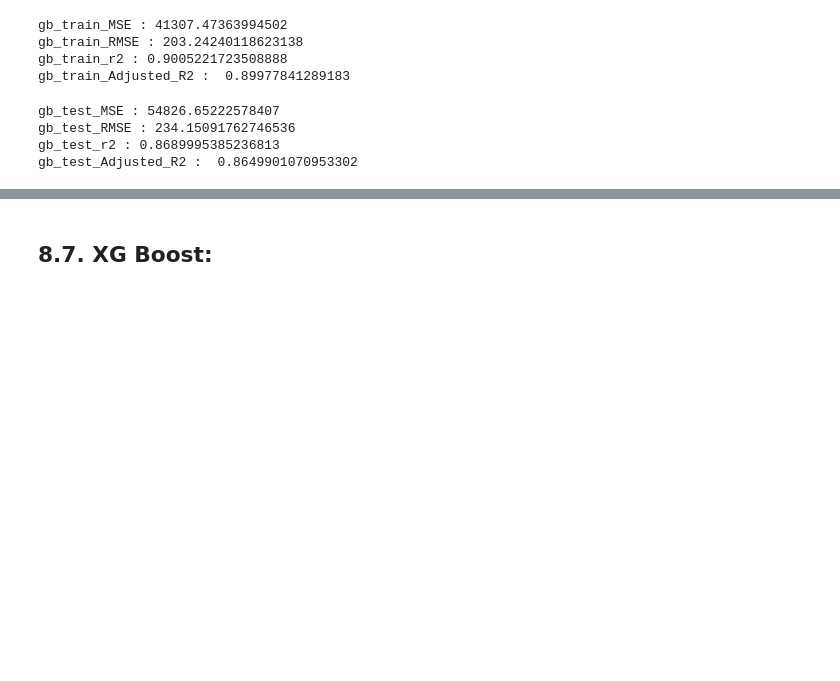
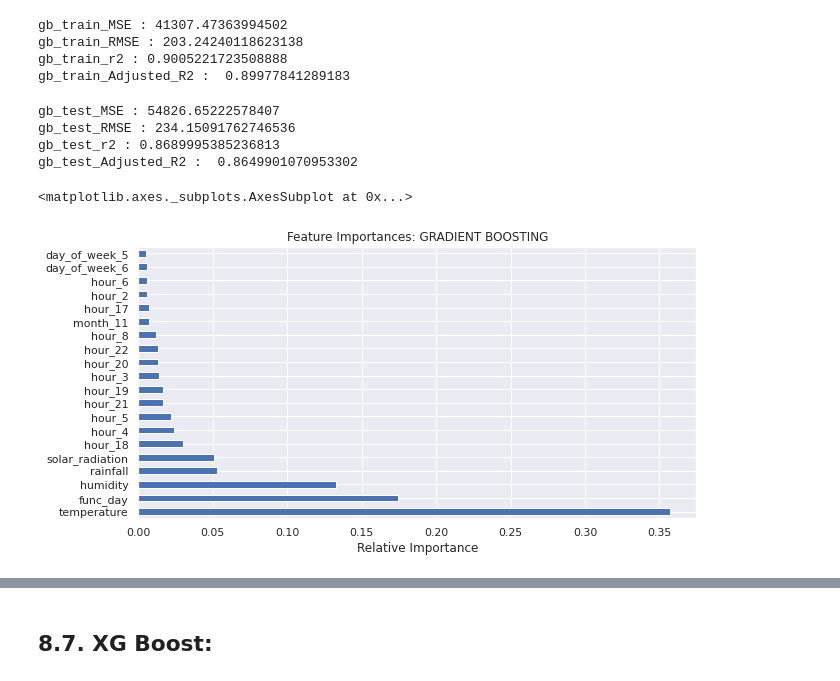
Before and after one commit to dileep-rawat/Capstone_Project_2--Bike_sharing_demand_prediction, a Jupyter notebook: Bike_Sharing_Demand_Prediction_Capstone_Project.ipynb, the cells around one changed output, grey strips where cells are left out. Drawn from its saved outputs; the diff is of its cells as text; code cells hidden in the pictures; blank space fills up the shorter version.

```diff
--- a/Bike_Sharing_Demand_Prediction_Capstone_Project.ipynb
+++ b/Bike_Sharing_Demand_Prediction_Capstone_Project.ipynb
@@ -880,3 +882,13 @@ gb_test_MSE : 54826.65222578407
 gb_test_RMSE : 234.15091762746536
 gb_test_r2 : 0.8689995385236813
 gb_test_Adjusted_R2 :  0.8649901070953302
+# %%
+# Feature importances
+gb_feat_imp = pd.Series(gb_regressor.best_estimator_.feature_importances_, index=X.columns)
+plt.figure(figsize=(10,5))
+plt.title('Feature Importances: GRADIENT BOOSTING')
+plt.xlabel('Relative Importance')
+rf_feat_imp.nlargest(20).plot(kind='barh')
+# %% [output]
+<matplotlib.axes._subplots.AxesSubplot at 0x...>
+[figure, added]
```
Also changed, not shown: parts of 24 cells of this notebook.
